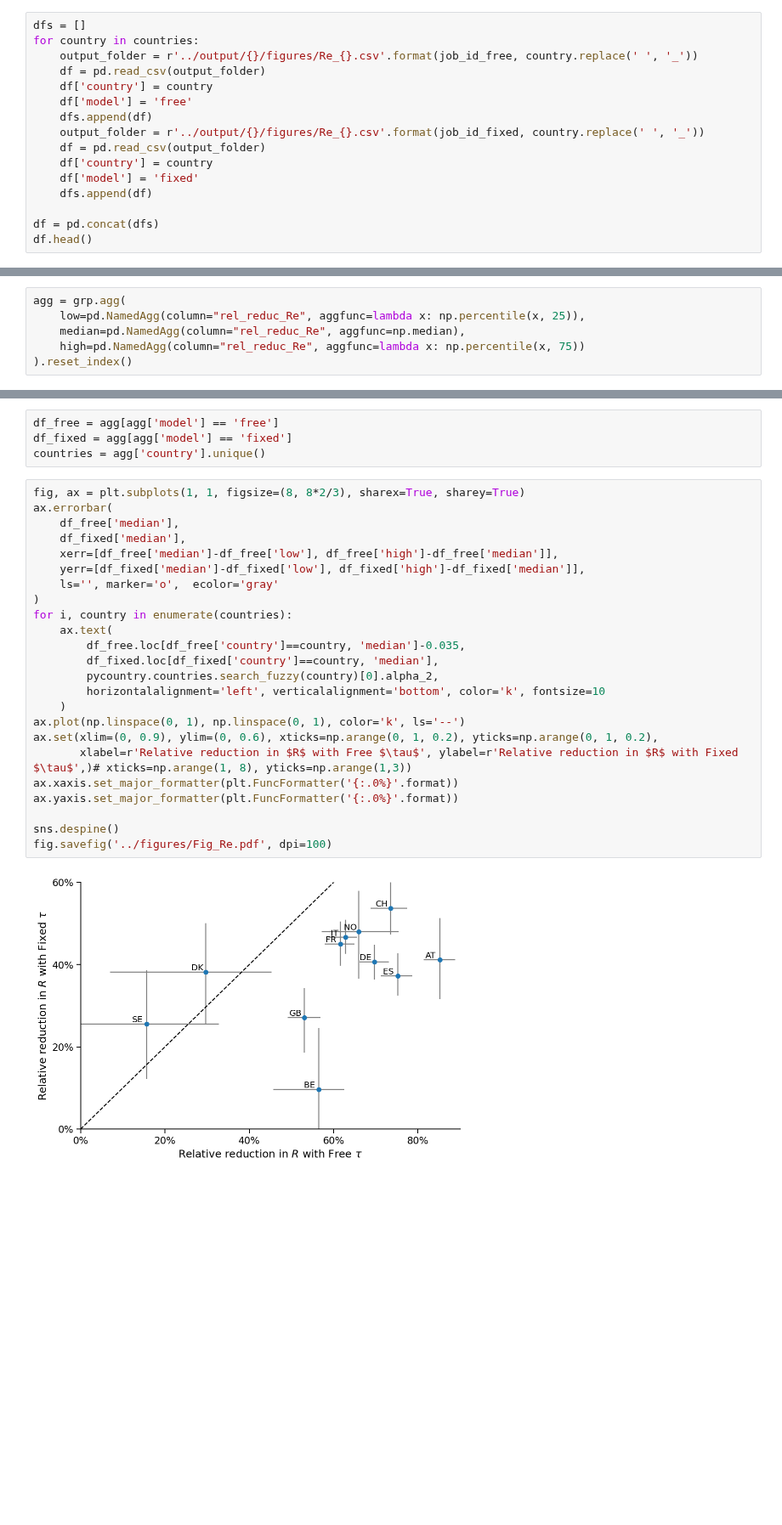
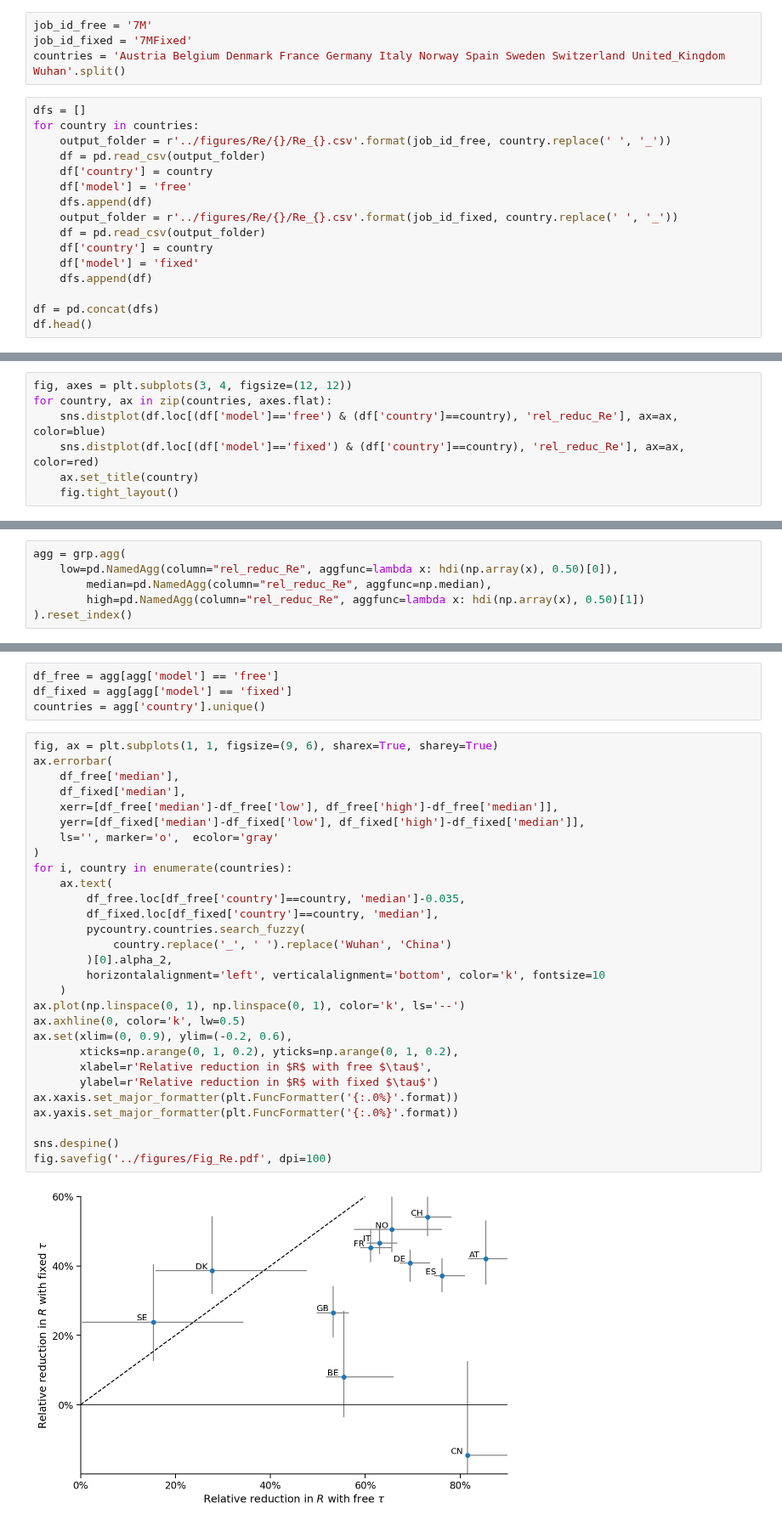
Before and after one commit to yoavram-lab/EffectiveNPI, a Jupyter notebook: src/Re.ipynb, the cells around one changed output, grey strips where cells are left out. Shown at 85% size. Saved outputs shown, nothing was run; the diff lists cells and outputs as text; blank space fills up the shorter version.

```diff
--- a/src/Re.ipynb
+++ b/src/Re.ipynb
@@ -141,12 +52,16 @@ fig.savefig('../figures/Fig_Re.pdf', dpi=100)
+# %%
+job_id_free = '7M'
+job_id_fixed = '7MFixed'
+countries = 'Austria Belgium Denmark France Germany Italy Norway Spain Sweden Switzerland United_Kingdom Wuhan'.split()
 # %%
 dfs = []
 for country in countries:
-    output_folder = r'../output/{}/figures/Re_{}.csv'.format(job_id_free, country.replace(' ', '_'))
+    output_folder = r'../figures/Re/{}/Re_{}.csv'.format(job_id_free, country.replace(' ', '_'))
     df = pd.read_csv(output_folder)
     df['country'] = country
     df['model'] = 'free'
     dfs.append(df)
-    output_folder = r'../output/{}/figures/Re_{}.csv'.format(job_id_fixed, country.replace(' ', '_'))
+    output_folder = r'../figures/Re/{}/Re_{}.csv'.format(job_id_fixed, country.replace(' ', '_'))
     df = pd.read_csv(output_folder)
     df['country'] = country
     df['model'] = 'fixed'
@@ -163,0 +81,7 @@ df.head()
+# %%
+fig, axes = plt.subplots(3, 4, figsize=(12, 12))
+for country, ax in zip(countries, axes.flat):
+    sns.distplot(df.loc[(df['model']=='free') & (df['country']==country), 'rel_reduc_Re'], ax=ax, color=blue)
+    sns.distplot(df.loc[(df['model']=='fixed') & (df['country']==country), 'rel_reduc_Re'], ax=ax, color=red)
+    ax.set_title(country)
+    fig.tight_layout()
@@ -165,7 +91,7 @@ df.head()
 grp = df.groupby(['country', 'model'])
 # %%
 agg = grp.agg(
-    low=pd.NamedAgg(column="rel_reduc_Re", aggfunc=lambda x: np.percentile(x, 25)),
-    median=pd.NamedAgg(column="rel_reduc_Re", aggfunc=np.median),
-    high=pd.NamedAgg(column="rel_reduc_Re", aggfunc=lambda x: np.percentile(x, 75))
+    low=pd.NamedAgg(column="rel_reduc_Re", aggfunc=lambda x: hdi(np.array(x), 0.50)[0]),
+        median=pd.NamedAgg(column="rel_reduc_Re", aggfunc=np.median),
+        high=pd.NamedAgg(column="rel_reduc_Re", aggfunc=lambda x: hdi(np.array(x), 0.50)[1])
 ).reset_index()
@@ -194,28 +100,33 @@ df_free = agg[agg['model'] == 'free']
 df_fixed = agg[agg['model'] == 'fixed']
 countries = agg['country'].unique()
 # %%
-fig, ax = plt.subplots(1, 1, figsize=(8, 8*2/3), sharex=True, sharey=True)
+fig, ax = plt.subplots(1, 1, figsize=(9, 6), sharex=True, sharey=True)
 ax.errorbar(
     df_free['median'],
     df_fixed['median'],
     xerr=[df_free['median']-df_free['low'], df_free['high']-df_free['median']],
     yerr=[df_fixed['median']-df_fixed['low'], df_fixed['high']-df_fixed['median']],
     ls='', marker='o',  ecolor='gray'
 )
 for i, country in enumerate(countries):
     ax.text(
         df_free.loc[df_free['country']==country, 'median']-0.035,
         df_fixed.loc[df_fixed['country']==country, 'median'],
-        pycountry.countries.search_fuzzy(country)[0].alpha_2,
+        pycountry.countries.search_fuzzy(
+            country.replace('_', ' ').replace('Wuhan', 'China')
+        )[0].alpha_2,
         horizontalalignment='left', verticalalignment='bottom', color='k', fontsize=10
     )
 ax.plot(np.linspace(0, 1), np.linspace(0, 1), color='k', ls='--')
-ax.set(xlim=(0, 0.9), ylim=(0, 0.6), xticks=np.arange(0, 1, 0.2), yticks=np.arange(0, 1, 0.2),
-       xlabel=r'Relative reduction in $R$ with Free $\tau$', ylabel=r'Relative reduction in $R$ with Fixed $\tau$',)# xticks=np.arange(1, 8), yticks=np.arange(1,3))
+ax.axhline(0, color='k', lw=0.5)
+ax.set(xlim=(0, 0.9), ylim=(-0.2, 0.6),
+       xticks=np.arange(0, 1, 0.2), yticks=np.arange(0, 1, 0.2),
+       xlabel=r'Relative reduction in $R$ with free $\tau$',
+       ylabel=r'Relative reduction in $R$ with fixed $\tau$')
 ax.xaxis.set_major_formatter(plt.FuncFormatter('{:.0%}'.format))
 ax.yaxis.set_major_formatter(plt.FuncFormatter('{:.0%}'.format))
 
 sns.despine()
 fig.savefig('../figures/Fig_Re.pdf', dpi=100)
 # %% [output]
-[figure, old version]
+[figure, new version]
```
Also changed, not shown: parts of 22 cells of this notebook, 2 other files.
